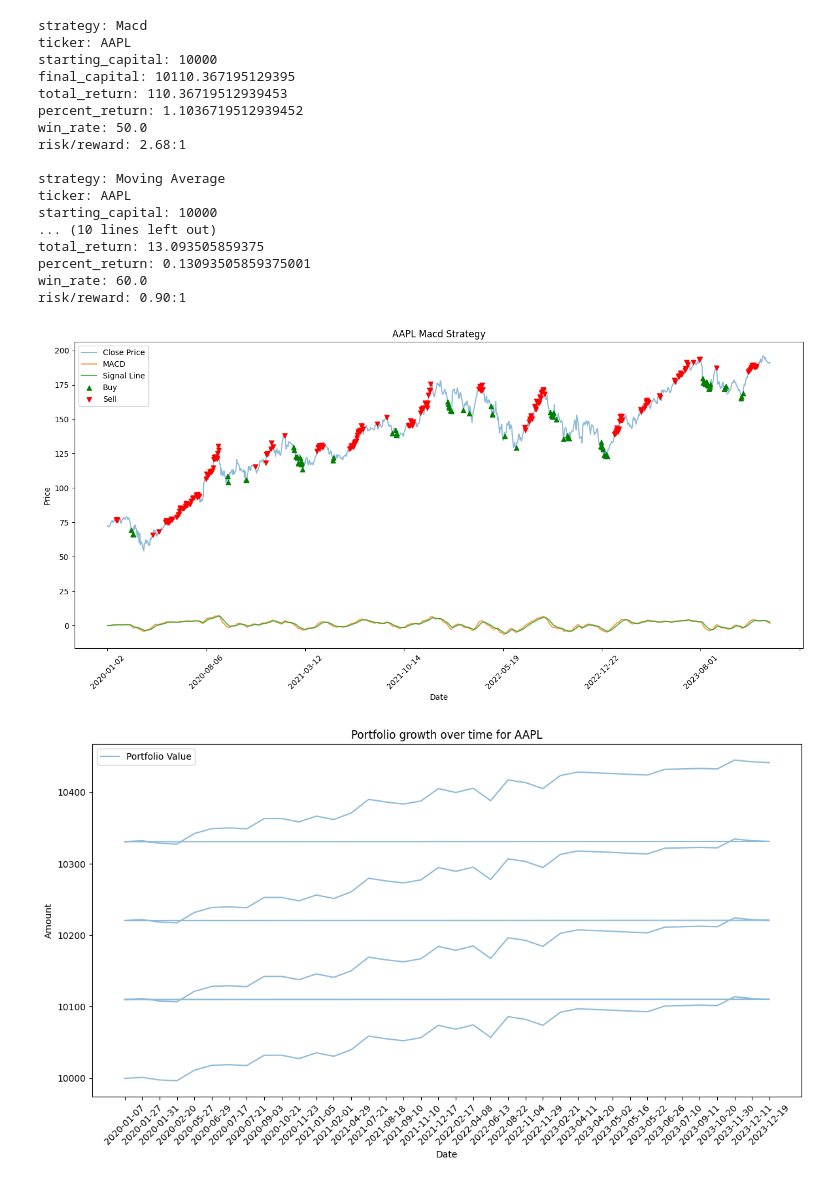
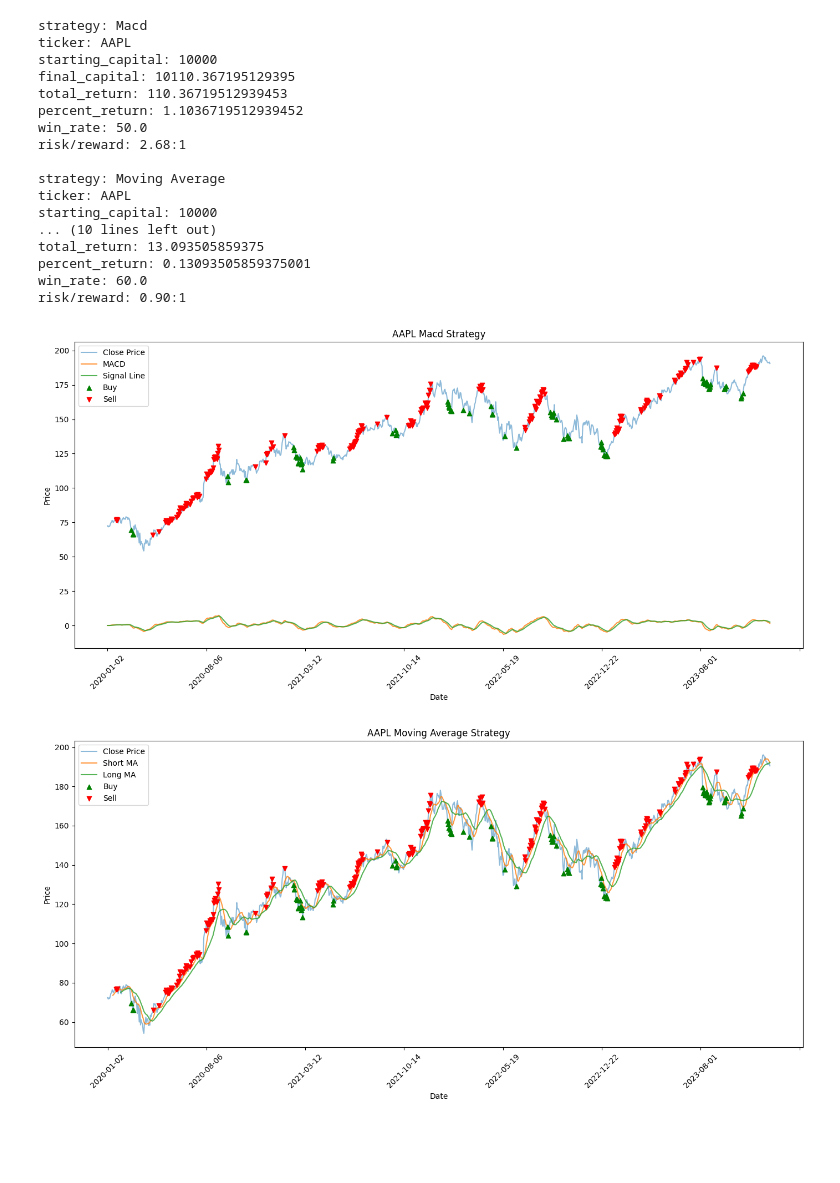
Before and after one commit to AhmadM-DS/algorithmic-trading-bot, a Jupyter notebook: notebooks/initial_backtesting.ipynb, the cells around one changed output. Saved outputs shown, nothing was run; the diff lists cells and outputs as text; code cells hidden in the pictures; blank space fills up the shorter version.

Commit message:
Removed portfolio growth chart for macd, rsi, & moving average

```diff
--- a/notebooks/initial_backtesting.ipynb
+++ b/notebooks/initial_backtesting.ipynb
@@ -44,7 +44,9 @@ win_rate: 60.0
 risk/reward: 0.90:1
 # %%
 strategies[0].plot_signals(columns=[("macd_line", "MACD"), ("signal_line", "Signal Line")])
-strategies[0].plot_portfolio_growth()
 # %% [output]
 [figure]
-[figure, removed]
+# %%
+strategies[1].plot_signals(columns=[("short_ma", "Short MA"), ("long_ma", "Long MA")])
+# %% [output]
+[figure, added]
```
Also changed, not shown: parts of 1 cell of this notebook, 4 other files.
